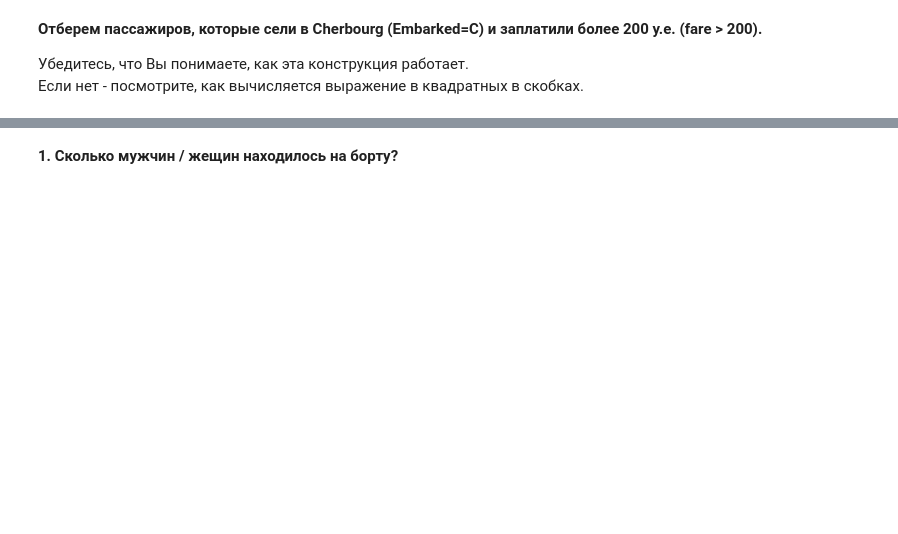
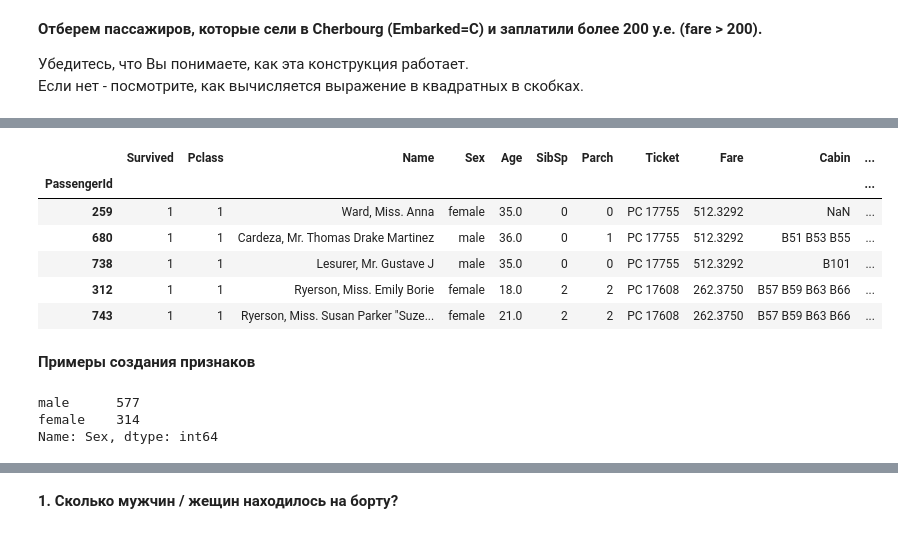
Before and after one commit to 1gnatov/ML_DM_HSE_minor, a Jupyter notebook: module2_data_analysis_notebooks/seminar02_pandas_visual/seminar02_practice_pandas_titanic.ipynb, the cells around one changed output, grey strips where cells are left out. Saved outputs shown, nothing was run; the diff lists cells and outputs as text; code cells hidden in the pictures; blank space fills up the shorter version.

```diff
--- a/module2_data_analysis_notebooks/seminar02_pandas_visual/seminar02_practice_pandas_titanic.ipynb
+++ b/module2_data_analysis_notebooks/seminar02_pandas_visual/seminar02_practice_pandas_titanic.ipynb
@@ -71,0 +95,14 @@ data[(data['Embarked'] == 'C') & (data['Fare'] > 200)]
+# %%
+data[(data['Embarked'] == 'C') &
+     (data['Fare'] > 200)].sort(columns='Fare',
+                               ascending=False).head()
+# %% [output]
+|  | Survived | Pclass | Name | Sex | Age | SibSp | Parch | Ticket | Fare | Cabin | ... |
+| PassengerId |  |  |  |  |  |  |  |  |  |  | ... |
+| 259 | 1 | 1 | Ward, Miss. Anna | female | 35.0 | 0 | 0 | PC 17755 | 512.3292 | NaN | ... |
+| 680 | 1 | 1 | Cardeza, Mr. Thomas Drake Martinez | male | 36.0 | 0 | 1 | PC 17755 | 512.3292 | B51 B53 B55 | ... |
+| 738 | 1 | 1 | Lesurer, Mr. Gustave J | male | 35.0 | 0 | 0 | PC 17755 | 512.3292 | B101 | ... |
+| 312 | 1 | 1 | Ryerson, Miss. Emily Borie | female | 18.0 | 2 | 2 | PC 17608 | 262.3750 | B57 B59 B63 B66 | ... |
+| 743 | 1 | 1 | Ryerson, Miss. Susan Parker "Suze... | female | 21.0 | 2 | 2 | PC 17608 | 262.3750 | B57 B59 B63 B66 | ... |
+# %% [markdown]
+**Примеры создания признаков**
@@ -71,0 +128,6 @@ data[(data['Embarked'] == 'C') & (data['Fare'] > 200)]
+# %%
+data['Sex'].value_counts()
+# %% [output]
+male      577
+female    314
+Name: Sex, dtype: int64
```
Also changed, not shown: parts of 32 cells of this notebook, 7 other files.
